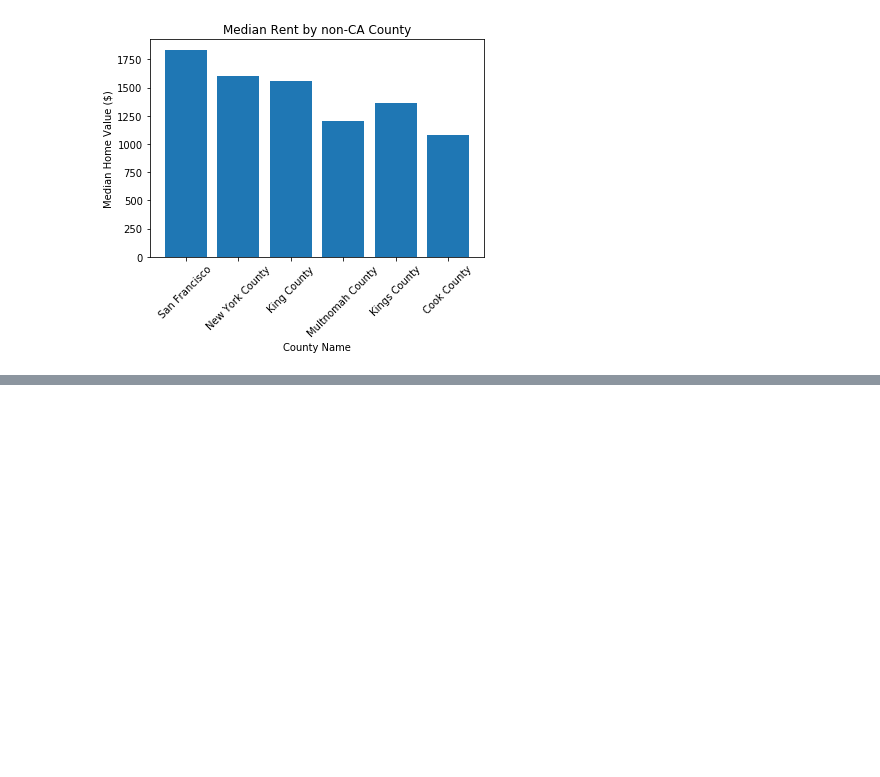
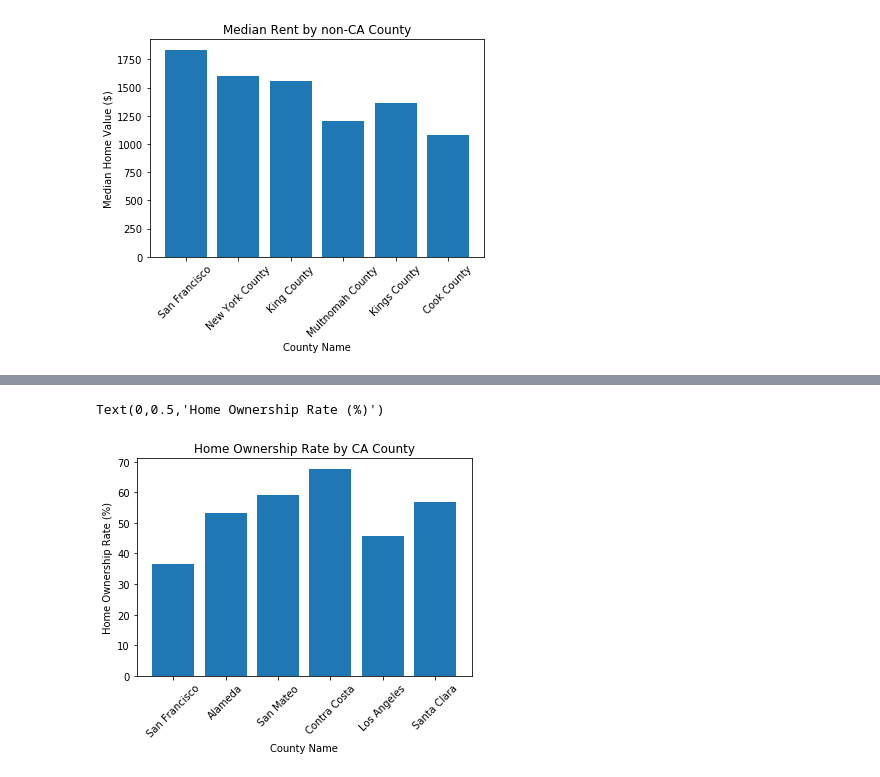
Before and after one commit to vanessaoakes/Escape-the-Bay, a Jupyter notebook: Census Housing API.ipynb, the cells around one changed output, grey strips where cells are left out. Saved outputs shown, nothing was run; the diff lists cells and outputs as text; code cells hidden in the pictures; blank space fills up the shorter version.

```diff
--- a/Census Housing API.ipynb
+++ b/Census Housing API.ipynb
@@ -204,3 +190,16 @@ plt.ylabel("Median Home Value ($)")
 # %% [output]
 Text(0,0.5,'Median Home Value ($)')
 [figure]
+# %%
+#follow the same process for home owner rate
+
+ca_own_rate = []
+home_own_var = "DP04_0046PE"
+
+for county_id, state_id in zip(ca_cty_fips, ca_st_fips):
+    own_rate = requests.get(f"{base_url}?get={home_own_var}&for=county:{county_id}&in=state:{state_id}").json()
+    ca_own_rate.append(float(own_rate[1][0]))
+
+print(ca_own_rate)
+in_ca_df["Home Own Rate"] = ca_own_rate
+in_ca_df
@@ -206,0 +215,12 @@ Text(0,0.5,'Median Home Value ($)')
+# %%
+x_axis = np.arange(len(ca_cty_name))
+tick_locations = [x for x in x_axis]
+plt.bar(x_axis, ca_own_rate)
+plt.xticks(tick_locations, ca_cty_name, rotation=45)
+
+plt.title("Home Ownership Rate by CA County")
+plt.xlabel("County Name")
+plt.ylabel("Home Ownership Rate (%)")
+# %% [output]
+Text(0,0.5,'Home Ownership Rate (%)')
+[figure, added]
```
Also changed, not shown: parts of 13 cells of this notebook.
